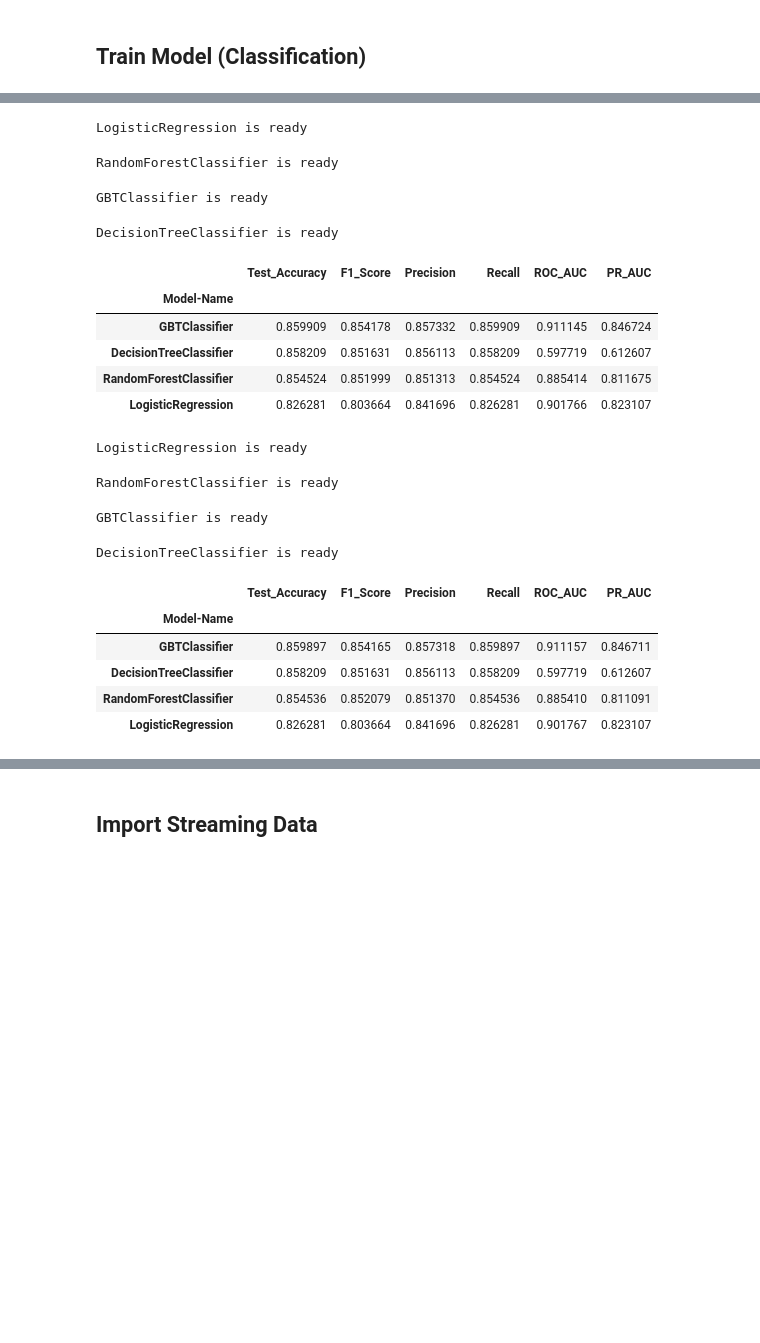
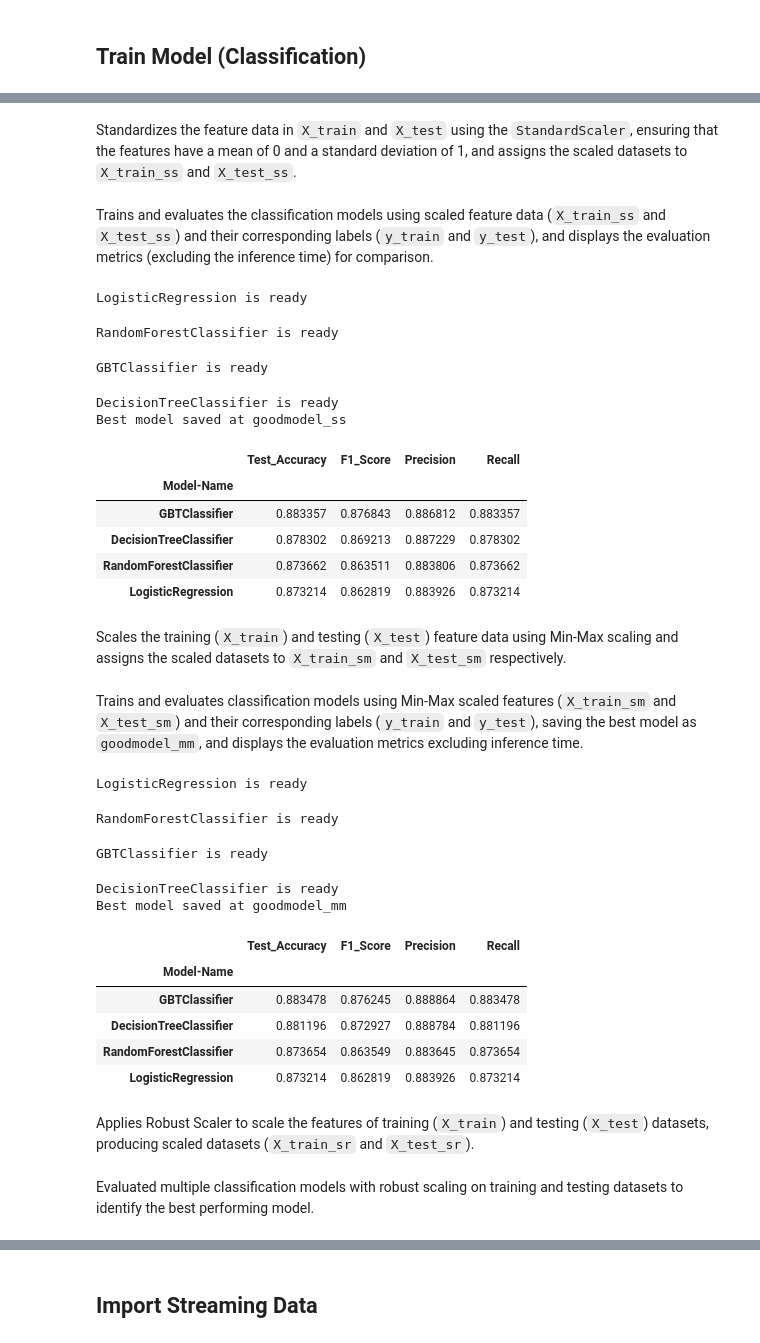
Before and after one commit to VerstappenRB18/EEET2574-BigData-A3, a Jupyter notebook: model_training.ipynb, the cells around one changed output, grey strips where cells are left out. Cells and saved outputs as stored; diff of their text form; code cells hidden in the pictures; blank space fills up the shorter version.

```diff
--- a/model_training.ipynb
+++ b/model_training.ipynb
@@ -322,4 +305,0 @@ Identifies numerical columns (`double` and `bigint` types) excluding the `label`
-# %%
-feature_columns = [col for col, dtype in data.dtypes if dtype in ['double', 'bigint'] and col != 'label']
-vector_assembler = VectorAssembler(inputCols=feature_columns, outputCol="features")
-data = vector_assembler.transform(data).select("id", "features", "label")
@@ -329,7 +309,8 @@ Splits the data into training (80%) and testing (20%) sets using a random seed f
 # Split the data into training and testing sets
 train_data, test_data = data.randomSplit([0.8, 0.2], seed=42)
 
-X_train = train_data.select("id", "features")
-y_train = train_data.select("id", "label")
-X_test = test_data.select("id", "features")
-y_test = test_data.select("id", "label")
+# Prepare the training data
+train_data_prepared, pipeline_model = prepare_data(train_data, target_column="label", encoder_type="onehot", is_train=True)
+
+# Prepare the test data using the fitted pipeline
+test_data_prepared = prepare_data(test_data, target_column="label", encoder_type="onehot", is_train=False, fitted_pipeline=pipeline_model)
@@ -347,0 +319,7 @@ y_train_encoded, y_test_encoded = encode_target(y_train, y_test)
+# %%
+# Split prepared data into features and labels
+X_train = train_data_prepared.select("id", "features")
+y_train = train_data_prepared.select("id", "label_indexed")
+
+X_test = test_data_prepared.select("id", "features")
+y_test = test_data_prepared.select("id", "label_indexed")
@@ -366,19 +349,27 @@ models_class_no_s.iloc[:, :-1]
+# %% [markdown]
+Standardizes the feature data in `X_train` and `X_test` using the `StandardScaler`, ensuring that the features have a mean of 0 and a standard deviation of 1, and assigns the scaled datasets to `X_train_ss` and `X_test_ss`.
 # %%
-X_train_ss, X_test_ss = scale_data(X_train_encoded, X_test_encoded, scaler_type="standard")
+X_train_ss, X_test_ss = scale_data(X_train, X_test, scaler_type="standard")
+# %% [markdown]
+Trains and evaluates the classification models using scaled feature data (`X_train_ss` and `X_test_ss`) and their corresponding labels (`y_train` and `y_test`), and displays the evaluation metrics (excluding the inference time) for comparison.
 # %%
-models_class_ss, trained_ss = evaluate_classification_models(X_train_ss, y_train_encoded, X_test_ss,
-                                                             y_test_encoded, classification_models)
+models_class_ss, trained_ss = evaluate_classification_models(X_train_ss, y_train, X_test_ss,
+                                                             y_test, classification_models,
+                                                             save_path="goodmodel_ss")
 
 models_class_ss.iloc[:, :-1]
 # %% [output]
 LogisticRegression is ready
 RandomForestClassifier is ready
 GBTClassifier is ready
 DecisionTreeClassifier is ready
+Best model saved at goodmodel_ss
-|  | Test_Accuracy | F1_Score | Precision | Recall | ROC_AUC | PR_AUC |
-| Model-Name |  |  |  |  |  |  |
-| GBTClassifier | 0.859909 | 0.854178 | 0.857332 | 0.859909 | 0.911145 | 0.846724 |
-| DecisionTreeClassifier | 0.858209 | 0.851631 | 0.856113 | 0.858209 | 0.597719 | 0.612607 |
-| RandomForestClassifier | 0.854524 | 0.851999 | 0.851313 | 0.854524 | 0.885414 | 0.811675 |
-| LogisticRegression | 0.826281 | 0.803664 | 0.841696 | 0.826281 | 0.901766 | 0.823107 |
+|  | Test_Accuracy | F1_Score | Precision | Recall |
+| Model-Name |  |  |  |  |
+| GBTClassifier | 0.883357 | 0.876843 | 0.886812 | 0.883357 |
+| DecisionTreeClassifier | 0.878302 | 0.869213 | 0.887229 | 0.878302 |
+| RandomForestClassifier | 0.873662 | 0.863511 | 0.883806 | 0.873662 |
+| LogisticRegression | 0.873214 | 0.862819 | 0.883926 | 0.873214 |
+# %% [markdown]
+Scales the training (`X_train`) and testing (`X_test`) feature data using Min-Max scaling and assigns the scaled datasets to `X_train_sm` and `X_test_sm` respectively.
 # %%
@@ -386,6 +377,9 @@ X_train_sm, X_test_sm = scale_data(X_train_encoded, X_test_encoded, scaler_type=
+# %% [markdown]
+Trains and evaluates classification models using Min-Max scaled features (`X_train_sm` and `X_test_sm`) and their corresponding labels (`y_train` and `y_test`), saving the best model as `goodmodel_mm`, and displays the evaluation metrics excluding inference time.
 # %%
-models_class_mm, trained_mm = evaluate_classification_models(X_train_sm, y_train_encoded, X_test_sm,
-                                                             y_test_encoded, classification_models)
+models_class_mm, trained_mm = evaluate_classification_models(X_train_sm, y_train, X_test_sm,
+                                                             y_test, classification_models,
+                                                             save_path="goodmodel_mm")
 
 models_class_mm.iloc[:, :-1]
 # %% [output]
@@ -393,10 +387,13 @@ LogisticRegression is ready
 RandomForestClassifier is ready
 GBTClassifier is ready
 DecisionTreeClassifier is ready
+Best model saved at goodmodel_mm
-|  | Test_Accuracy | F1_Score | Precision | Recall | ROC_AUC | PR_AUC |
-| Model-Name |  |  |  |  |  |  |
-| GBTClassifier | 0.859897 | 0.854165 | 0.857318 | 0.859897 | 0.911157 | 0.846711 |
-| DecisionTreeClassifier | 0.858209 | 0.851631 | 0.856113 | 0.858209 | 0.597719 | 0.612607 |
-| RandomForestClassifier | 0.854536 | 0.852079 | 0.851370 | 0.854536 | 0.885410 | 0.811091 |
-| LogisticRegression | 0.826281 | 0.803664 | 0.841696 | 0.826281 | 0.901767 | 0.823107 |
+|  | Test_Accuracy | F1_Score | Precision | Recall |
+| Model-Name |  |  |  |  |
+| GBTClassifier | 0.883478 | 0.876245 | 0.888864 | 0.883478 |
+| DecisionTreeClassifier | 0.881196 | 0.872927 | 0.888784 | 0.881196 |
+| RandomForestClassifier | 0.873654 | 0.863549 | 0.883645 | 0.873654 |
+| LogisticRegression | 0.873214 | 0.862819 | 0.883926 | 0.873214 |
+# %% [markdown]
+Applies Robust Scaler to scale the features of training (`X_train`) and testing (`X_test`) datasets, producing scaled datasets (`X_train_sr` and `X_test_sr`).
 # %%
@@ -404 +401,3 @@ X_train_sr, X_test_sr = scale_data(X_train_encoded, X_test_encoded, scaler_type=
+# %% [markdown]
+Evaluated multiple classification models with robust scaling on training and testing datasets to identify the best performing model.
 # %%
```
Also changed, not shown: parts of 73 cells of this notebook.
